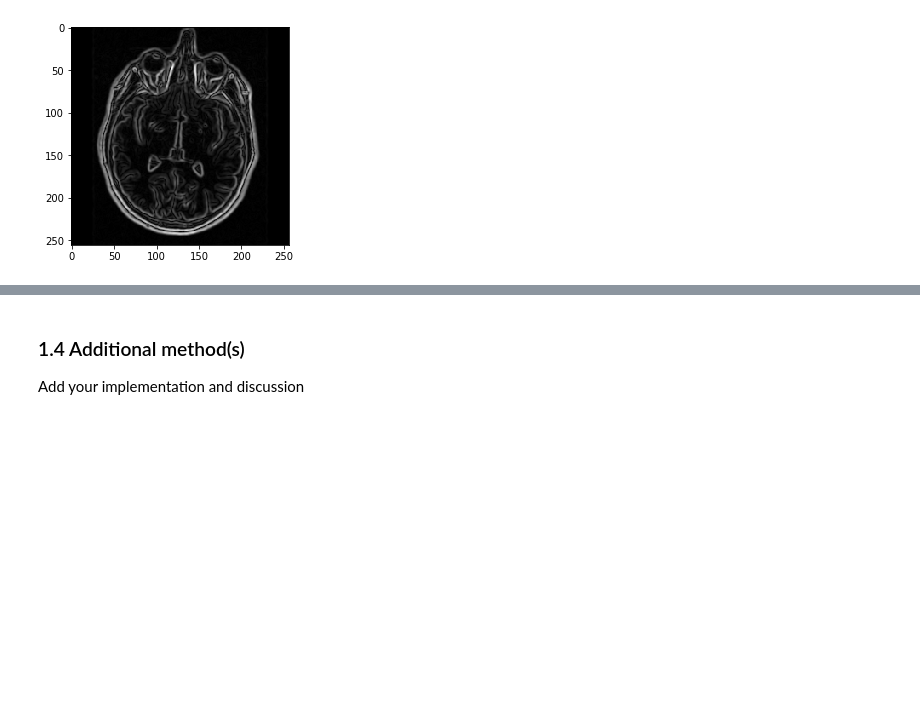
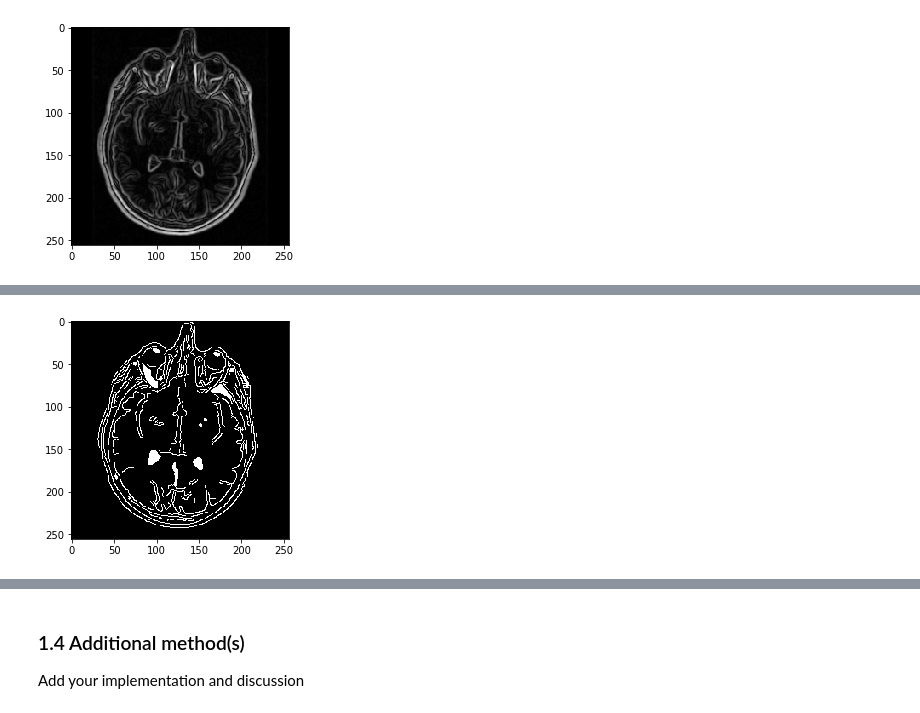
Before and after one commit to Jiang15/Image_analysis_and_pattern-recognition, a Jupyter notebook: Lab 1/lab_01_segmentation.ipynb, the cells around one changed output, grey strips where cells are left out. Cells and saved outputs as stored; diff of their text form; code cells hidden in the pictures; blank space fills up the shorter version.

```diff
--- a/Lab 1/lab_01_segmentation.ipynb
+++ b/Lab 1/lab_01_segmentation.ipynb
@@ -180,0 +190,8 @@ plt.show()
+# %%
+from scipy import ndimage as ndi
+fill_brain = ndi.binary_fill_holes(edges)
+
+plt.imshow(fill_brain, cmap='gray')
+plt.show()
+# %% [output]
+[figure, added]
```
Also changed, not shown: parts of 14 cells of this notebook.
